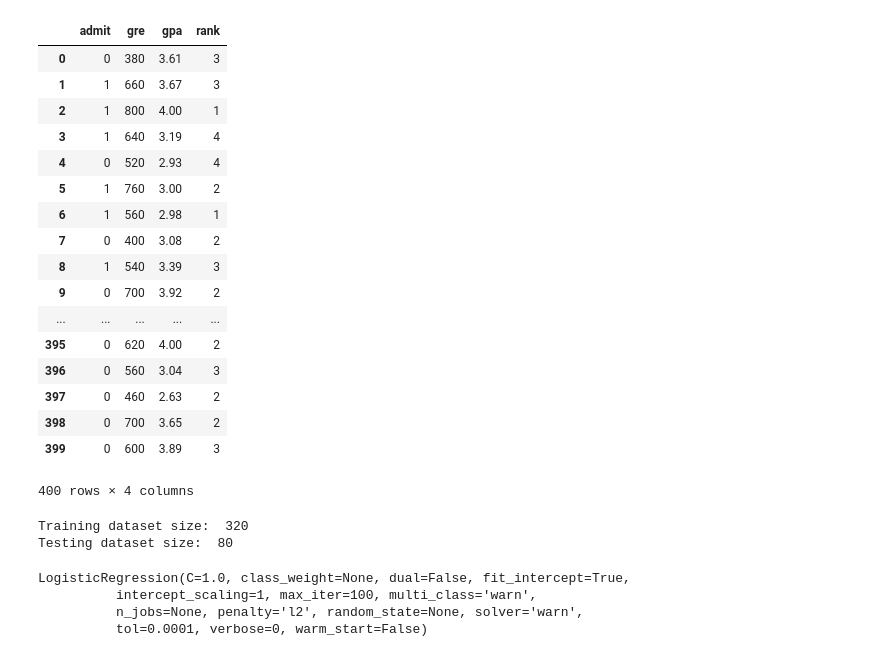
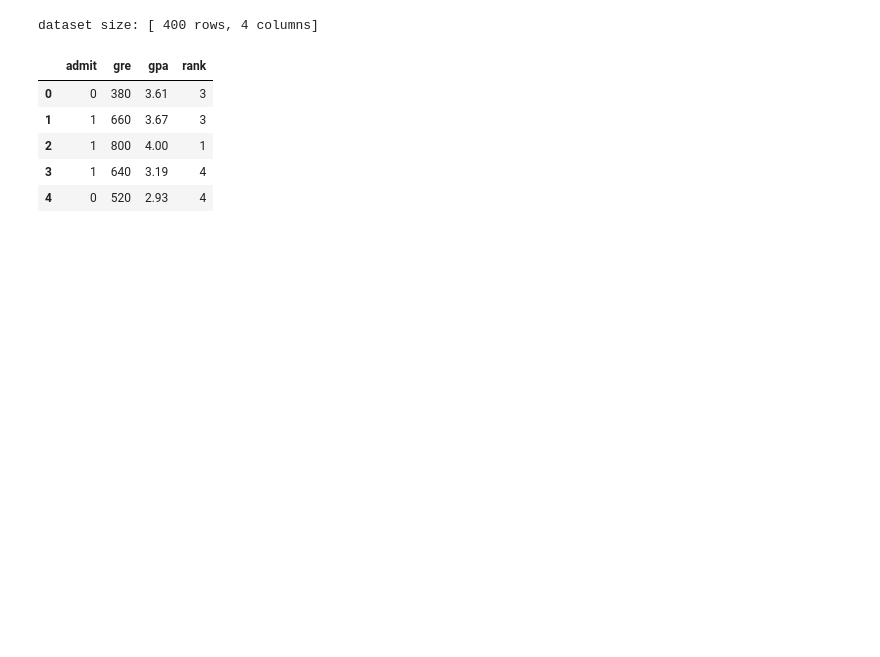
Before and after one commit to bless2saurabh/AiU2, a Jupyter notebook: GoldStandard/exercises/ML Metrics/Classification Metrics.ipynb, the cells around one changed output. Saved outputs shown, nothing was run; the diff lists cells and outputs as text; code cells hidden in the pictures; blank space fills up the shorter version.

```diff
--- a/GoldStandard/exercises/ML Metrics/Classification Metrics.ipynb
+++ b/GoldStandard/exercises/ML Metrics/Classification Metrics.ipynb
@@ -11,27 +5,12 @@ import logging,sys
 # %%
-extracted_dataset= []
-target = []
+load_input_data_from_file("./binary.csv")
 
-data_frame = pd.read_csv("binary.csv",header=0)
-data_frame
-
-#Target coloumn name: 'admit' having values as 0 and 1
+# admit' (Target coloumn) have values as 0 and 1
 # %% [output]
+dataset size: [ 400 rows, 4 columns]
 |  | admit | gre | gpa | rank |
 | 0 | 0 | 380 | 3.61 | 3 |
 | 1 | 1 | 660 | 3.67 | 3 |
 | 2 | 1 | 800 | 4.00 | 1 |
 | 3 | 1 | 640 | 3.19 | 4 |
 | 4 | 0 | 520 | 2.93 | 4 |
-| 5 | 1 | 760 | 3.00 | 2 |
-| 6 | 1 | 560 | 2.98 | 1 |
-| 7 | 0 | 400 | 3.08 | 2 |
-| 8 | 1 | 540 | 3.39 | 3 |
-| 9 | 0 | 700 | 3.92 | 2 |
-| ... | ... | ... | ... | ... |
-| 395 | 0 | 620 | 4.00 | 2 |
-| 396 | 0 | 560 | 3.04 | 3 |
-| 397 | 0 | 460 | 2.63 | 2 |
-| 398 | 0 | 700 | 3.65 | 2 |
-| 399 | 0 | 600 | 3.89 | 3 |
-400 rows × 4 columns
@@ -44,11 +16,0 @@ for row in dataset:
-# %%
-#Splitting independent data and targeted data as test and train
-X_train, X_test, Y_train, Y_test= train_test_split(extracted_dataset,
-                                                   target,test_size=0.2,
-                                                   random_state=100)
-
-print ("Training dataset size: ", len(X_train))
-print ("Testing dataset size: ", len(X_test))
-# %% [output]
-Training dataset size:  320
-Testing dataset size:  80
@@ -58,11 +16,0 @@ warnings.filterwarnings("ignore", category=FutureWarning)
-# %%
-# Train the model
-
-clf_entropy=LogisticRegression()
-
-clf_entropy.fit(X_train,Y_train)
-# %% [output]
-LogisticRegression(C=1.0, class_weight=None, dual=False, fit_intercept=True,
-          intercept_scaling=1, max_iter=100, multi_class='warn',
-          n_jobs=None, penalty='l2', random_state=None, solver='warn',
-          tol=0.0001, verbose=0, warm_start=False)
```
Also changed, not shown: parts of 14 cells of this notebook, 7 other files.
